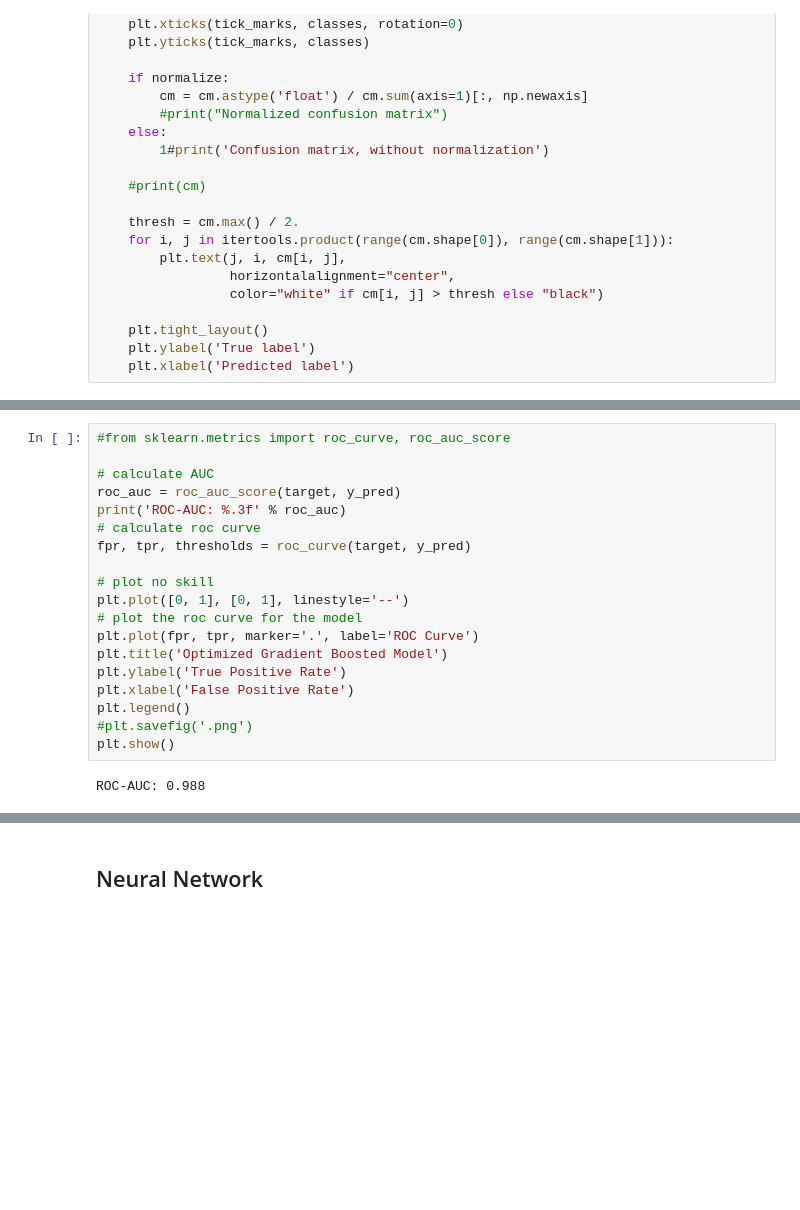
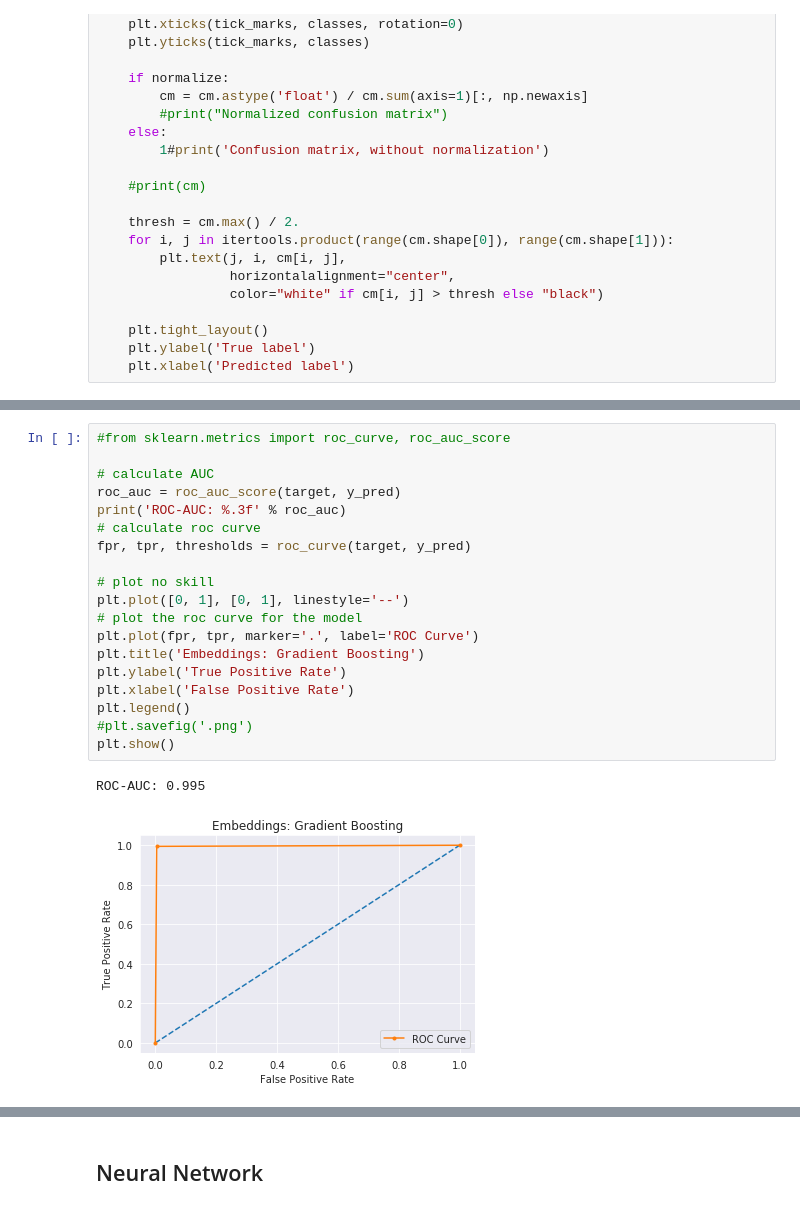
Before and after one commit to aarondelgiudice/thinkful, a Jupyter notebook: unit_7/capstone/7_1e_contextual_embeddings.ipynb, the cells around one changed output, grey strips where cells are left out. Drawn from its saved outputs; the diff is of its cells as text; blank space fills up the shorter version.

```diff
--- a/unit_7/capstone/7_1e_contextual_embeddings.ipynb
+++ b/unit_7/capstone/7_1e_contextual_embeddings.ipynb
@@ -395,24 +421,25 @@ Precision: 98.57789269553976%
 # %%
 #from sklearn.metrics import roc_curve, roc_auc_score
 
 # calculate AUC
 roc_auc = roc_auc_score(target, y_pred)
 print('ROC-AUC: %.3f' % roc_auc)
 # calculate roc curve
 fpr, tpr, thresholds = roc_curve(target, y_pred)
 
 # plot no skill
 plt.plot([0, 1], [0, 1], linestyle='--')
 # plot the roc curve for the model
 plt.plot(fpr, tpr, marker='.', label='ROC Curve')
-plt.title('Optimized Gradient Boosted Model')
+plt.title('Embeddings: Gradient Boosting')
 plt.ylabel('True Positive Rate')
 plt.xlabel('False Positive Rate')
 plt.legend()
 #plt.savefig('.png')
 plt.show()
 # %% [output]
-ROC-AUC: 0.988
+ROC-AUC: 0.995
+[figure, added]
 # %%
 #from sklearn.metrics import precision_recall_curve, f1_score
 #from sklearn.metrics import auc, average_precision_score
```
Also changed, not shown: parts of 22 cells of this notebook.
